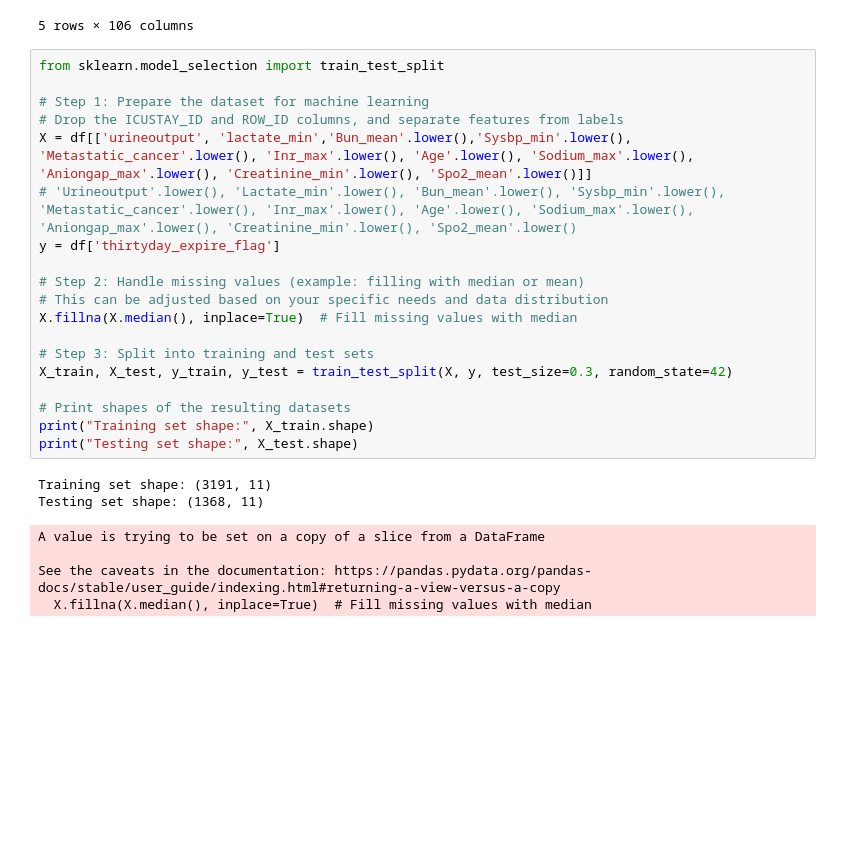
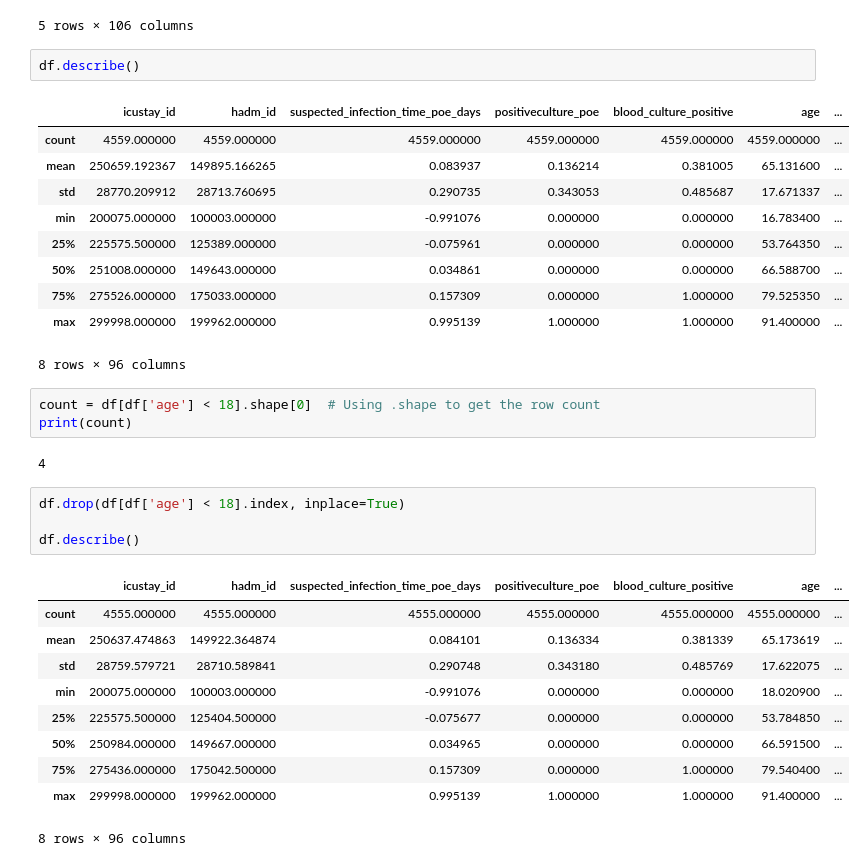
Before and after one commit to ParsaHaghighatgoo/mimic-analysis, a Jupyter notebook: mimic.ipynb, the cells around one changed output. Cells and saved outputs as stored; diff of their text form; blank space fills up the shorter version.

```diff
--- a/mimic.ipynb
+++ b/mimic.ipynb
@@ -14,29 +42,36 @@ df.head()
 | 3 | 207491 | 143962 | 11/6/2159 12:47:02 | 14/6/2159 16:31:30 | metavision | 11/6/2159 12:11:00 | 0.025023 | ... |
 | 4 | 293063 | 118489 | 1/1/2135 17:28:33 | 2/1/2135 06:56:56 | metavision | 1/1/2135 15:55:00 | 0.064965 | ... |
 5 rows × 106 columns
-# %%
-from sklearn.model_selection import train_test_split
-
-# Step 1: Prepare the dataset for machine learning
-# Drop the ICUSTAY_ID and ROW_ID columns, and separate features from labels
-X = df[['urineoutput', 'lactate_min','Bun_mean'.lower(),'Sysbp_min'.lower(), 'Metastatic_cancer'.lower(), 'Inr_max'.lower(), 'Age'.lower(), 'Sodium_max'.lower(), 'Aniongap_max'.lower(), 'Creatinine_min'.lower(), 'Spo2_mean'.lower()]]
-# 'Urineoutput'.lower(), 'Lactate_min'.lower(), 'Bun_mean'.lower(), 'Sysbp_min'.lower(), 'Metastatic_cancer'.lower(), 'Inr_max'.lower(), 'Age'.lower(), 'Sodium_max'.lower(), 'Aniongap_max'.lower(), 'Creatinine_min'.lower(), 'Spo2_mean'.lower()
-y = df['thirtyday_expire_flag']
-
-# Step 2: Handle missing values (example: filling with median or mean)
-# This can be adjusted based on your specific needs and data distribution
-X.fillna(X.median(), inplace=True)  # Fill missing values with median
-
-# Step 3: Split into training and test sets
-X_train, X_test, y_train, y_test = train_test_split(X, y, test_size=0.3, random_state=42)
-
-# Print shapes of the resulting datasets
-print("Training set shape:", X_train.shape)
-print("Testing set shape:", X_test.shape)
-# %% [output]
-Training set shape: (3191, 11)
-Testing set shape: (1368, 11)
-A value is trying to be set on a copy of a slice from a DataFrame
-
-See the caveats in the documentation: https://pandas.pydata.org/pandas-docs/stable/user_guide/indexing.html#returning-a-view-versus-a-copy
-  X.fillna(X.median(), inplace=True)  # Fill missing values with median
+# %%
+df.describe()
+# %% [output]
+|  | icustay_id | hadm_id | suspected_infection_time_poe_days | positiveculture_poe | blood_culture_positive | age | ... |
+| count | 4559.000000 | 4559.000000 | 4559.000000 | 4559.000000 | 4559.000000 | 4559.000000 | ... |
+| mean | 250659.192367 | 149895.166265 | 0.083937 | 0.136214 | 0.381005 | 65.131600 | ... |
+| std | 28770.209912 | 28713.760695 | 0.290735 | 0.343053 | 0.485687 | 17.671337 | ... |
+| min | 200075.000000 | 100003.000000 | -0.991076 | 0.000000 | 0.000000 | 16.783400 | ... |
+| 25% | 225575.500000 | 125389.000000 | -0.075961 | 0.000000 | 0.000000 | 53.764350 | ... |
+| 50% | 251008.000000 | 149643.000000 | 0.034861 | 0.000000 | 0.000000 | 66.588700 | ... |
+| 75% | 275526.000000 | 175033.000000 | 0.157309 | 0.000000 | 1.000000 | 79.525350 | ... |
+| max | 299998.000000 | 199962.000000 | 0.995139 | 1.000000 | 1.000000 | 91.400000 | ... |
+8 rows × 96 columns
+# %%
+count = df[df['age'] < 18].shape[0]  # Using .shape to get the row count
+print(count)
+# %% [output]
+4
+# %%
+df.drop(df[df['age'] < 18].index, inplace=True)
+
+df.describe()
+# %% [output]
+|  | icustay_id | hadm_id | suspected_infection_time_poe_days | positiveculture_poe | blood_culture_positive | age | ... |
+| count | 4555.000000 | 4555.000000 | 4555.000000 | 4555.000000 | 4555.000000 | 4555.000000 | ... |
+| mean | 250637.474863 | 149922.364874 | 0.084101 | 0.136334 | 0.381339 | 65.173619 | ... |
+| std | 28759.579721 | 28710.589841 | 0.290748 | 0.343180 | 0.485769 | 17.622075 | ... |
+| min | 200075.000000 | 100003.000000 | -0.991076 | 0.000000 | 0.000000 | 18.020900 | ... |
+| 25% | 225575.500000 | 125404.500000 | -0.075677 | 0.000000 | 0.000000 | 53.784850 | ... |
+| 50% | 250984.000000 | 149667.000000 | 0.034965 | 0.000000 | 0.000000 | 66.591500 | ... |
+| 75% | 275436.000000 | 175042.500000 | 0.157309 | 0.000000 | 1.000000 | 79.540400 | ... |
+| max | 299998.000000 | 199962.000000 | 0.995139 | 1.000000 | 1.000000 | 91.400000 | ... |
+8 rows × 96 columns
```
Also changed, not shown: parts of 39 cells of this notebook, 6 other files.
